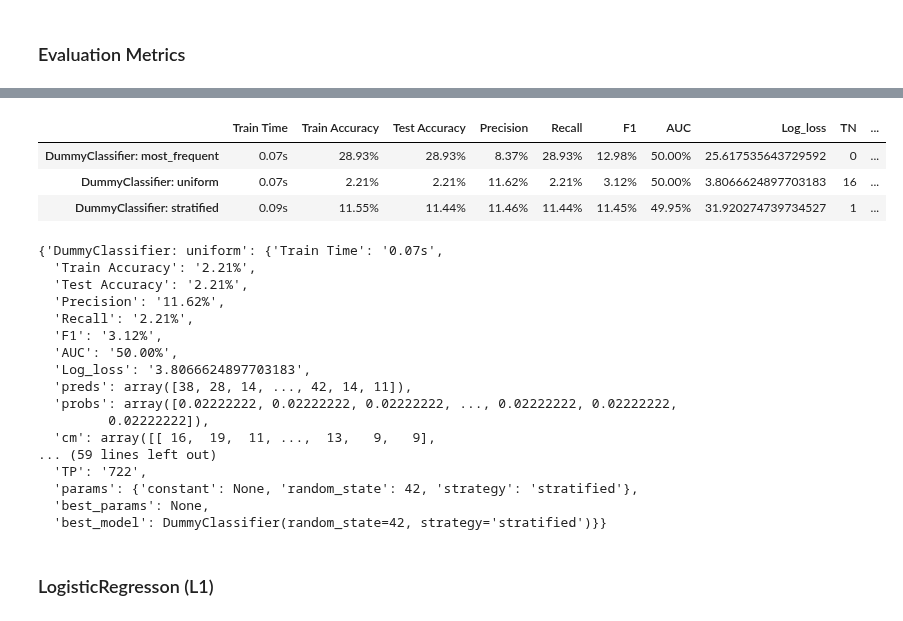
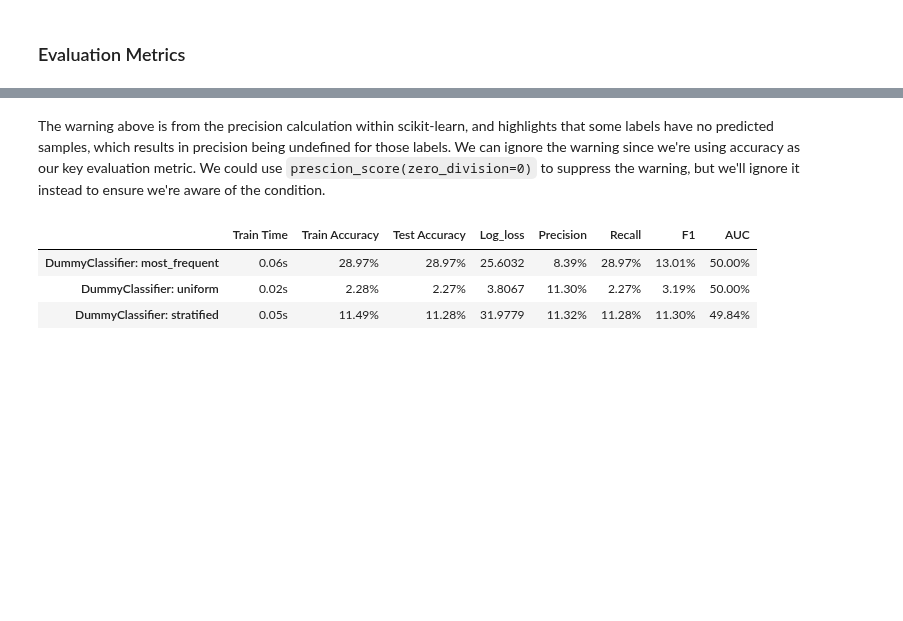
Before and after one commit to fazeelgm/UCB_ML_AI_Capstone, a Jupyter notebook: notebooks/ModelExploration.ipynb, the cells around one changed output, grey strips where cells are left out. Drawn from its saved outputs; the diff is of its cells as text; code cells hidden in the pictures; blank space fills up the shorter version.

```diff
--- a/notebooks/ModelExploration.ipynb
+++ b/notebooks/ModelExploration.ipynb
@@ -54,7 +54,7 @@ def time_secs_to_msg(lapse_time_secs, mins_label='m', secs_label='s'):
 # %%
 # Which dataset to work from?
 
-sample_file = data_utils.select_sample_csv_file(pct=100)
-# sample_file = data_utils.select_sample_csv_file(pct=10)
+# sample_file = data_utils.select_sample_csv_file(pct=100)
+sample_file = data_utils.select_sample_csv_file(pct=10)
 print(f'Selected sample file: {sample_file}')
 # %% [output]
@@ -404,7 +421,6 @@ n_estimators = 100
 results_defaults = {}
 
 # Reports won't print all the columns
-report_cols = ['Train Time', 'Train Accuracy', 'Test Accuracy',
-               'Precision', 'Recall', 'F1', 'AUC', 'Log_loss', 'TN', 'FP', 'FN', 'TP']
-report_cols_tuned = ['best_params', 'Train Time', 'Train Accuracy', 'Test Accuracy',
-                     'Precision', 'Recall', 'F1', 'AUC', 'Log_loss', 'TN', 'FP', 'FN', 'TP']
+report_cols = ['Train Time',
+               'Train Accuracy', 'Test Accuracy', 'Log_loss',
+               'Precision', 'Recall', 'F1', 'AUC']
@@ -413,17 +426,0 @@ report_cols_tuned = ['best_params', 'Train Time', 'Train Accuracy', 'Test Accura
-# %%
-name='DummyClassifier'
-print(f'{name}: Starting', flush=True)
-start_time = time.time()
-
-base = DummyClassifier(strategy='uniform', random_state=Config.RANDOM_STATE)
-base.fit(X_train_scaled, y_train)
-y_preds = base.predict(X_test_scaled)
-pred_probs = base.predict_proba(X_test_scaled)
-base_acc = accuracy_score(y_test, y_preds)
-base_loss = log_loss(y_test, pred_probs)
-
-label='Baseline: DummyClassifier - strategy=uniform'
-results.append([label, base_acc, base_loss, time_secs_to_msg(time.time()-start_time), base.get_params()])
-print(f'{label}: accuracy: {base_acc}, log_loss: {base_loss}')
-
-print(f'{name}: Done: {time_secs_to_msg(time.time()-start_time)}')
@@ -469,10 +449,12 @@ DummyClassifier: stratified: Done: 5.19s
+# %% [markdown]
+The warning above is from the precision calculation within scikit-learn, and highlights that some labels have no predicted samples, which results in precision being undefined for those labels. We can ignore the warning since we're using accuracy as our key evaluation metric. We could use `prescion_score(zero_division=0)` to suppress the warning, but we'll ignore it instead to ensure we're aware of the condition.
 # %%
-# results_defaults_df = pd.DataFrame(results_defaults).T.sort_values(by='Test Accuracy', ascending=False)
-results_defaults_df = pd.DataFrame(results_defaults).T.sort_values(by='Test Accuracy', ascending=False)
+# View results by highest Test Accuracy and lowest log_loss
+results_defaults_df = pd.DataFrame(results_defaults).T.sort_values(by=['Test Accuracy', 'Log_loss'], ascending=[False, True])
 
 results_defaults_df[report_cols]
 # %% [output]
-|  | Train Time | Train Accuracy | Test Accuracy | Precision | Recall | F1 | AUC | Log_loss | TN | ... |
-| DummyClassifier: most_frequent | 0.07s | 28.93% | 28.93% | 8.37% | 28.93% | 12.98% | 50.00% | 25.617535643729592 | 0 | ... |
-| DummyClassifier: uniform | 0.07s | 2.21% | 2.21% | 11.62% | 2.21% | 3.12% | 50.00% | 3.8066624897703183 | 16 | ... |
-| DummyClassifier: stratified | 0.09s | 11.55% | 11.44% | 11.46% | 11.44% | 11.45% | 49.95% | 31.920274739734527 | 1 | ... |
+|  | Train Time | Train Accuracy | Test Accuracy | Log_loss | Precision | Recall | F1 | AUC |
+| DummyClassifier: most_frequent | 0.06s | 28.97% | 28.97% | 25.6032 | 8.39% | 28.97% | 13.01% | 50.00% |
+| DummyClassifier: uniform | 0.02s | 2.28% | 2.27% | 3.8067 | 11.30% | 2.27% | 3.19% | 50.00% |
+| DummyClassifier: stratified | 0.05s | 11.49% | 11.28% | 31.9779 | 11.32% | 11.28% | 11.30% | 49.84% |
@@ -482,22 +460,0 @@ results_defaults_df[report_cols]
-# %%
-results_defaults
-# %% [output]
-{'DummyClassifier: uniform': {'Train Time': '0.07s',
-  'Train Accuracy': '2.21%',
-  'Test Accuracy': '2.21%',
-  'Precision': '11.62%',
-  'Recall': '2.21%',
-  'F1': '3.12%',
-  'AUC': '50.00%',
-  'Log_loss': '3.8066624897703183',
-  'preds': array([38, 28, 14, ..., 42, 14, 11]),
-  'probs': array([0.02222222, 0.02222222, 0.02222222, ..., 0.02222222, 0.02222222,
-         0.02222222]),
-  'cm': array([[ 16,  19,  11, ...,  13,   9,   9],
-... (59 lines left out)
-  'TP': '722',
-  'params': {'constant': None, 'random_state': 42, 'strategy': 'stratified'},
-  'best_params': None,
-  'best_model': DummyClassifier(random_state=42, strategy='stratified')}}
-# %% [markdown]
-### LogisticRegresson (L1)
```
Also changed, not shown: parts of 63 cells of this notebook, 3 other files.
